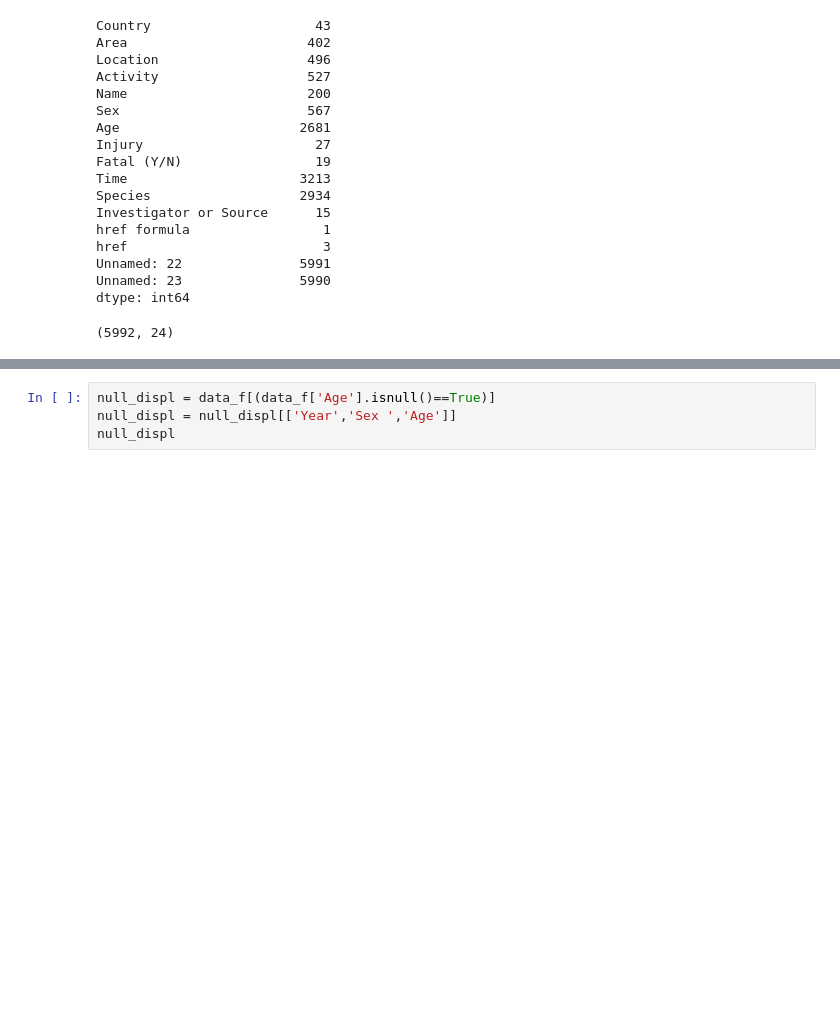
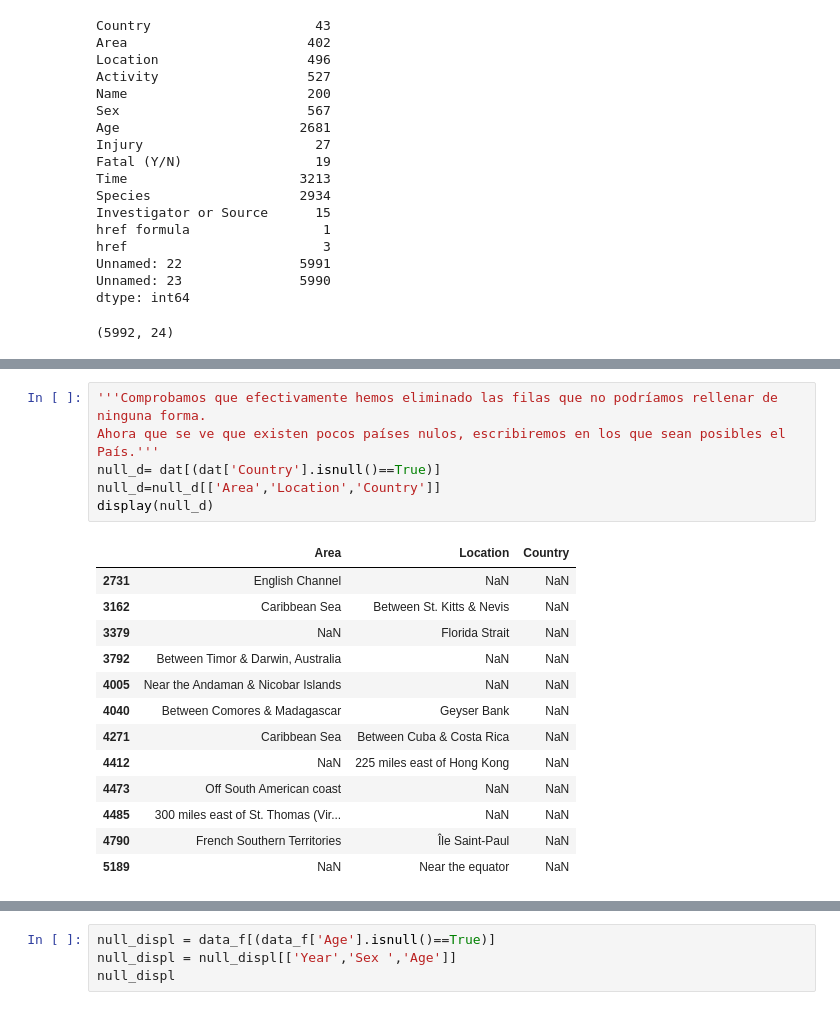
Before and after one commit to blancalluch/Pandas-project, a Jupyter notebook: Global-Shark-Attack-Incidents.ipynb, the cells around one changed output, grey strips where cells are left out. Saved outputs shown, nothing was run; the diff lists cells and outputs as text; blank space fills up the shorter version.

```diff
--- a/Global-Shark-Attack-Incidents.ipynb
+++ b/Global-Shark-Attack-Incidents.ipynb
@@ -84,0 +124,20 @@ null_displ.shape
+# %%
+'''Comprobamos que efectivamente hemos eliminado las filas que no podríamos rellenar de ninguna forma.
+Ahora que se ve que existen pocos países nulos, escribiremos en los que sean posibles el País.'''
+null_d= dat[(dat['Country'].isnull()==True)]
+null_d=null_d[['Area','Location','Country']]
+display(null_d)
+# %% [output]
+|  | Area | Location | Country |
+| 2731 | English Channel | NaN | NaN |
+| 3162 | Caribbean Sea | Between St. Kitts & Nevis | NaN |
+| 3379 | NaN | Florida Strait | NaN |
+| 3792 | Between Timor & Darwin, Australia | NaN | NaN |
+| 4005 | Near the Andaman & Nicobar Islands | NaN | NaN |
+| 4040 | Between Comores & Madagascar | Geyser Bank | NaN |
+| 4271 | Caribbean Sea | Between Cuba & Costa Rica | NaN |
+| 4412 | NaN | 225 miles east of Hong Kong | NaN |
+| 4473 | Off South American coast | NaN | NaN |
+| 4485 | 300 miles east of St. Thomas (Vir... | NaN | NaN |
+| 4790 | French Southern Territories | Île Saint-Paul | NaN |
+| 5189 | NaN | Near the equator | NaN |
```
Also changed, not shown: parts of 9 cells of this notebook, 1 other file.
